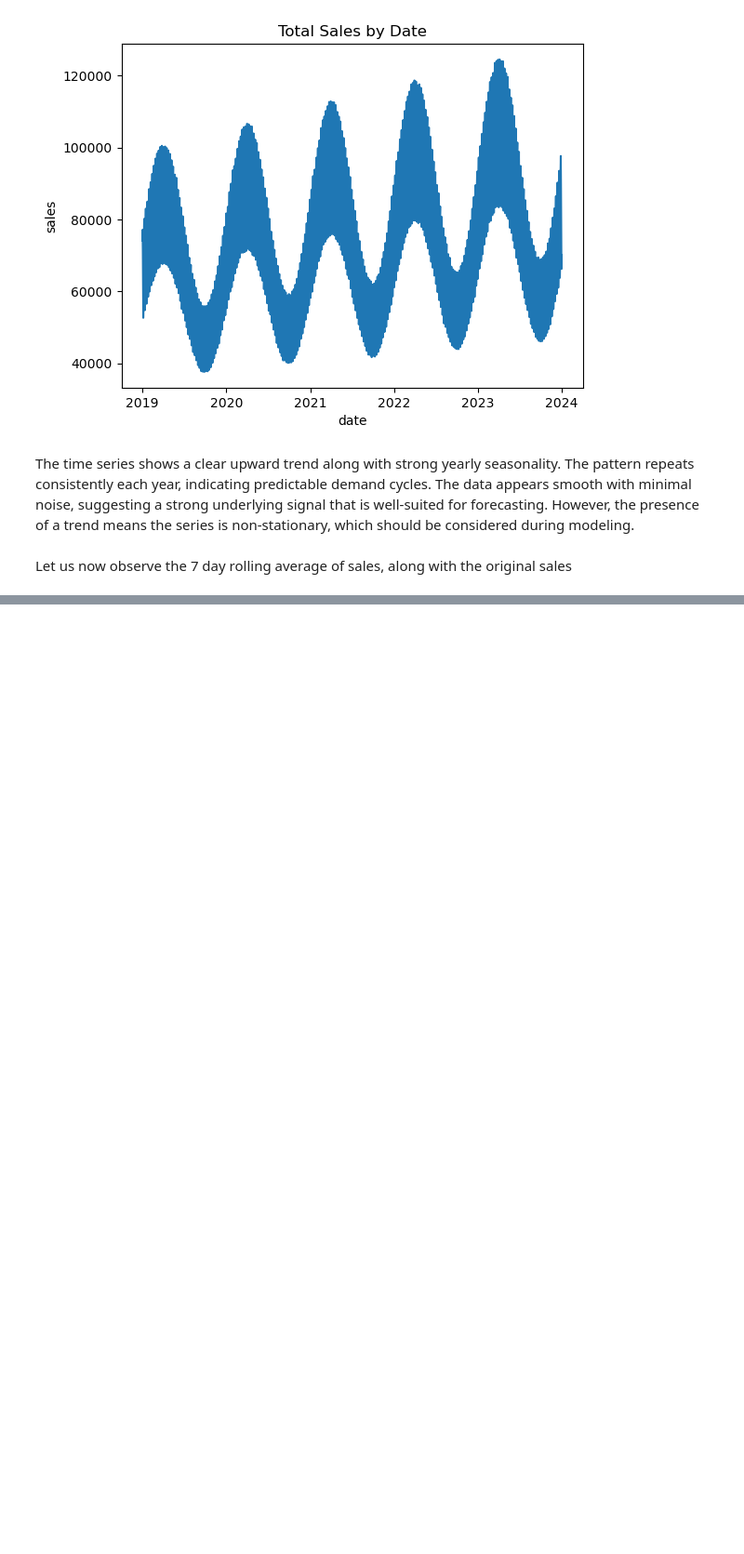
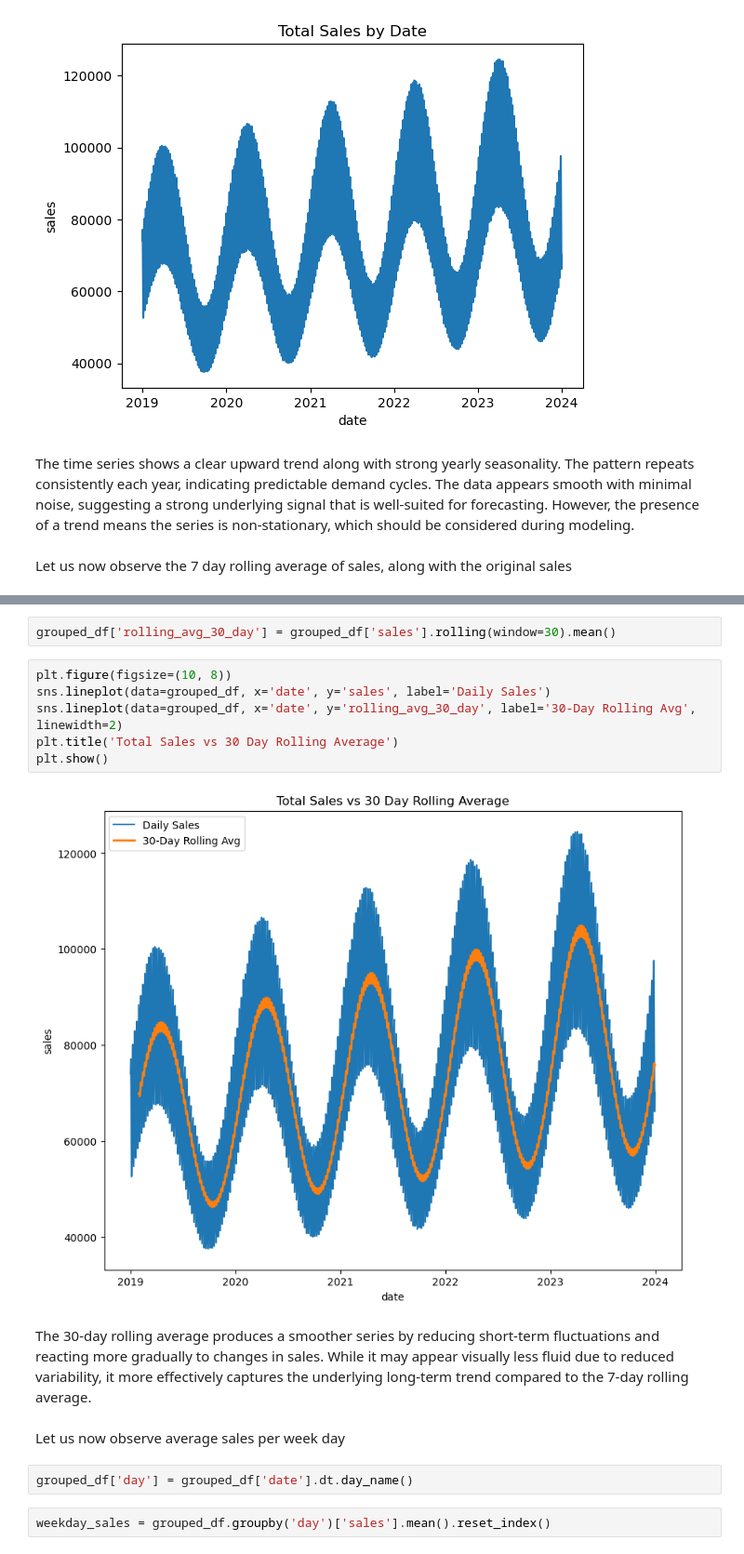
Before and after one commit to alinazir105/Revenue-Forecasting-System, a Jupyter notebook: notebook.ipynb, the cells around one changed output, grey strips where cells are left out. Shown at 93% size. Drawn from its saved outputs; the diff is of its cells as text; blank space fills up the shorter version.

```diff
--- a/notebook.ipynb
+++ b/notebook.ipynb
@@ -286,0 +301,18 @@ Let us now observe the 7 day rolling average of sales, along with the original s
+# %%
+grouped_df['rolling_avg_30_day'] = grouped_df['sales'].rolling(window=30).mean()
+# %%
+plt.figure(figsize=(10, 8))
+sns.lineplot(data=grouped_df, x='date', y='sales', label='Daily Sales')
+sns.lineplot(data=grouped_df, x='date', y='rolling_avg_30_day', label='30-Day Rolling Avg', linewidth=2)
+plt.title('Total Sales vs 30 Day Rolling Average')
+plt.show()
+# %% [output]
+[figure, added]
+# %% [markdown]
+The 30-day rolling average produces a smoother series by reducing short-term fluctuations and reacting more gradually to changes in sales. While it may appear visually less fluid due to reduced variability, it more effectively captures the underlying long-term trend compared to the 7-day rolling average.
+# %% [markdown]
+Let us now observe average sales per week day
+# %%
+grouped_df['day'] = grouped_df['date'].dt.day_name()
+# %%
+weekday_sales = grouped_df.groupby('day')['sales'].mean().reset_index()
```
Also changed, not shown: parts of 12 cells of this notebook.
